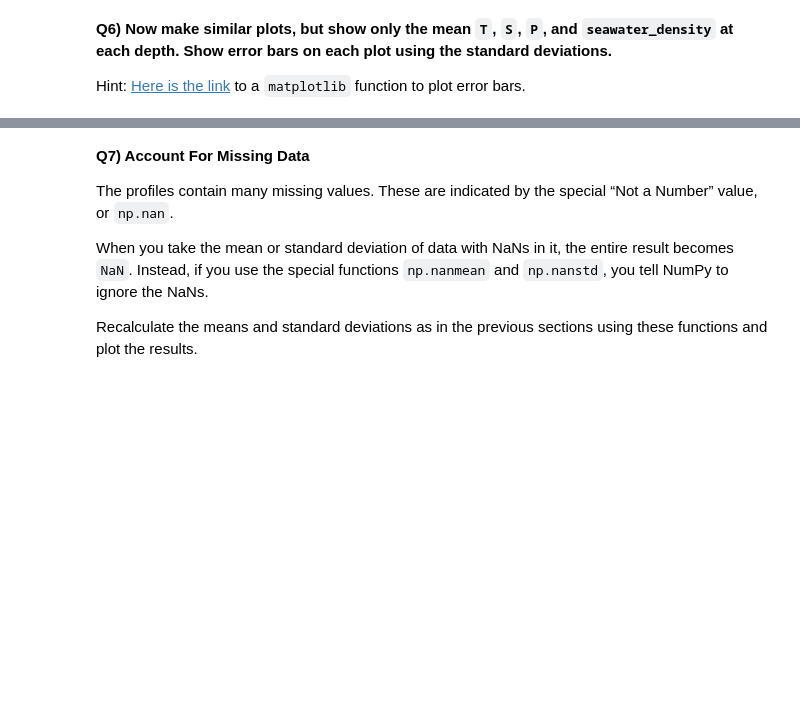
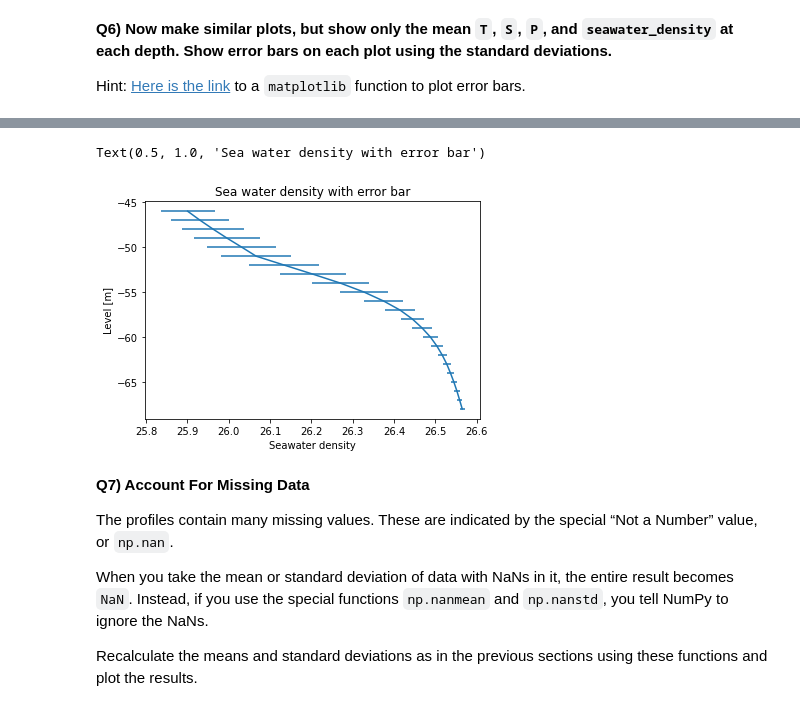
Before and after one commit to JerKeller/2022_ML_Earth_Env_Sci, a Jupyter notebook: S1_2_Numpy.ipynb, the cells around one changed output, grey strips where cells are left out. Saved outputs shown, nothing was run; the diff lists cells and outputs as text; code cells hidden in the pictures; blank space fills up the shorter version.

```diff
--- a/S1_2_Numpy.ipynb
+++ b/S1_2_Numpy.ipynb
@@ -650,3 +657,12 @@ SyntaxError: ignored
+# %%
+# Plot 4
+plt.errorbar(mean_sdens, -level, xerr=std_sdens)
+plt.xlabel('Seawater density')
+plt.ylabel('Level [m]')
+plt.title('Sea water density with error bar')
+# %% [output]
+Text(0.5, 1.0, 'Sea water density with error bar')
+[figure, added]
 # %% [markdown]
 **Q7) Account For Missing Data**
 
```
Also changed, not shown: parts of 12 cells of this notebook.
